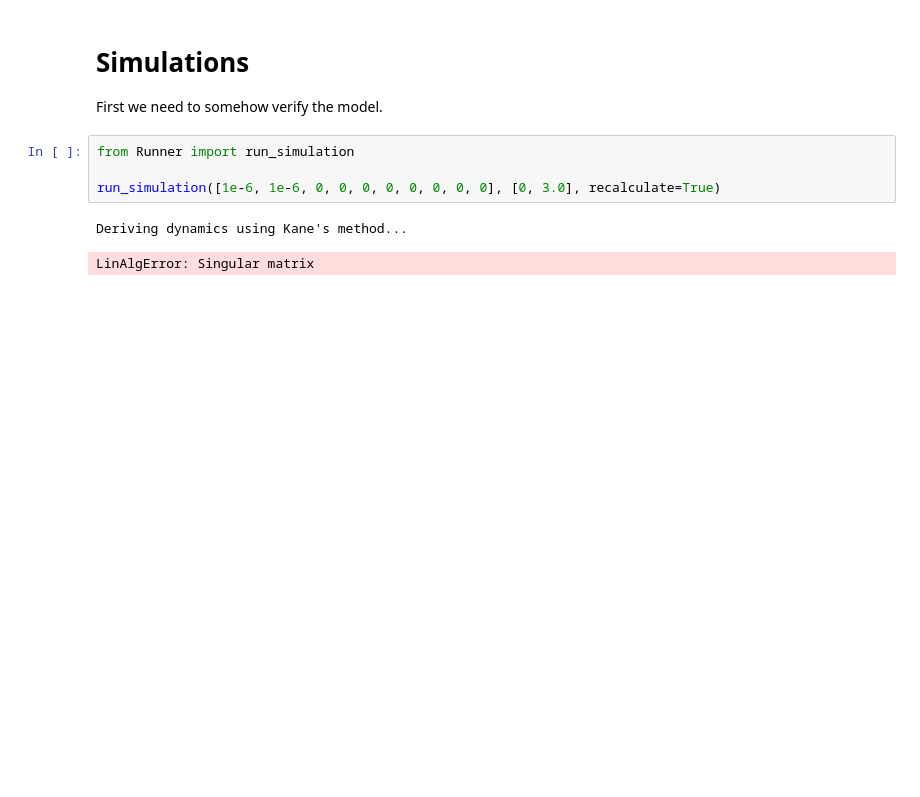
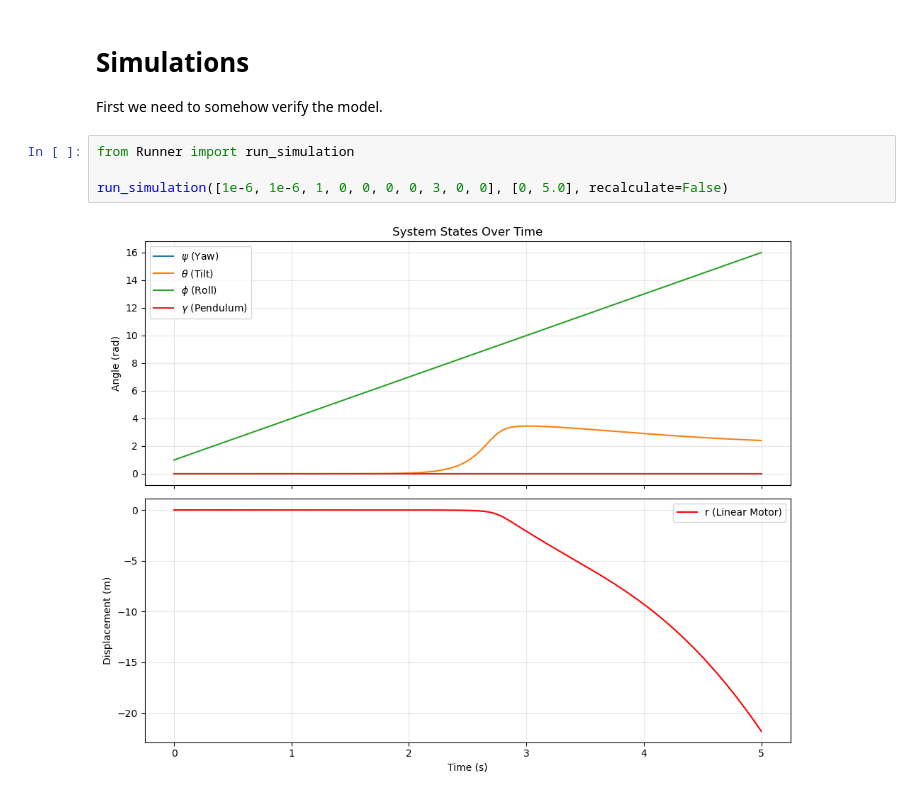
Before and after one commit to gaoshenghan1130/Python_Simu4Unicycle, a Jupyter notebook: Derivation/Unicycle/UnicycleModel.ipynb, the cells around one changed output. Drawn from its saved outputs; the diff is of its cells as text; blank space fills up the shorter version.

```diff
--- a/Derivation/Unicycle/UnicycleModel.ipynb
+++ b/Derivation/Unicycle/UnicycleModel.ipynb
@@ -8,7 +8,6 @@ First we need to somehow verify the model.
 # %%
 from Runner import run_simulation
 
-run_simulation([1e-6, 1e-6, 0, 0, 0, 0, 0, 0, 0, 0], [0, 3.0], recalculate=True)
+run_simulation([1e-6, 1e-6, 1, 0, 0, 0, 0, 3, 0, 0], [0, 5.0], recalculate=False)
 # %% [output]
-Deriving dynamics using Kane's method...
-LinAlgError: Singular matrix
+[figure, added]
```
Also changed, not shown: 9 other files.
